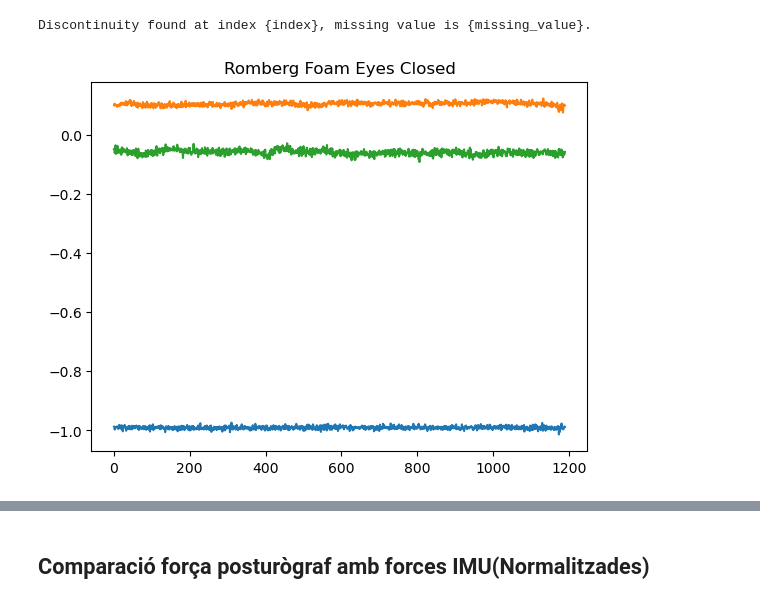
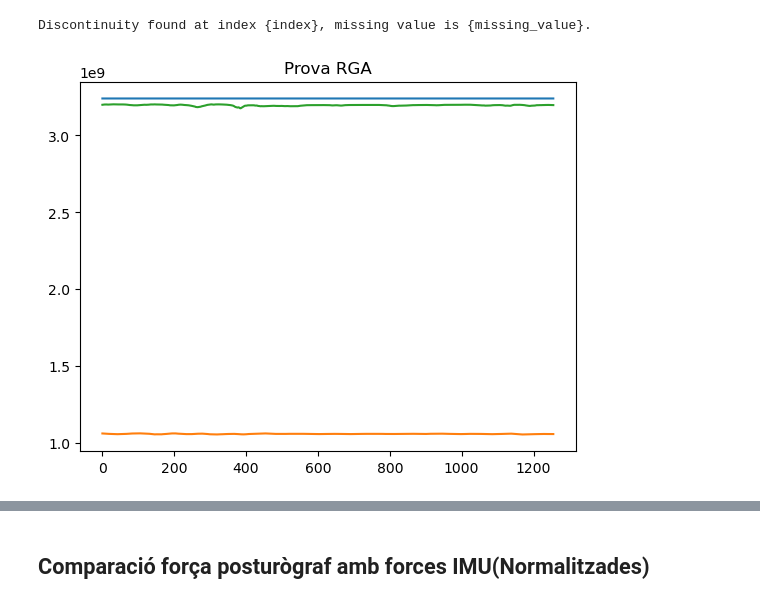
Before and after one commit to PauFuentesH/TFG_PauFuentes, a Jupyter notebook: IMU.ipynb, the cells around one changed output, grey strips where cells are left out. Drawn from its saved outputs; the diff is of its cells as text; code cells hidden in the pictures.

```diff
--- a/IMU.ipynb
+++ b/IMU.ipynb
@@ -175,15 +183,15 @@ index, missing_value = find_discontinuity(llista_RGC)
 RGC1 = [*range(llista_RGC[0], missing_value)]
 # %%
 resultat=[]
-resultat=grafica(ROC1)
+resultat=grafica(RGA1)
 # %%
 x=0
 #for i in resultat:
     #i.plot(ax=axes[1,x] ,title="Espuma Ulls tancats")
-resultat[0]["accelerometerX"].plot(title="Romberg Foam Eyes Closed")
-resultat[0]["accelerometerY"].plot(title="Romberg Foam Eyes Closed")
-resultat[0]["accelerometerZ"].plot(title="Romberg Foam Eyes Closed")
+resultat[0]["gravityVectorX"].plot()
+resultat[0]["gravityVectorY"].plot()
+resultat[0]["gravityVectorZ"].plot(title="Prova RGA")
 
 plt.show()
 # %% [output]
-[figure, old version]
+[figure, new version]
```
Also changed, not shown: parts of 35 cells of this notebook, 1 other file.
